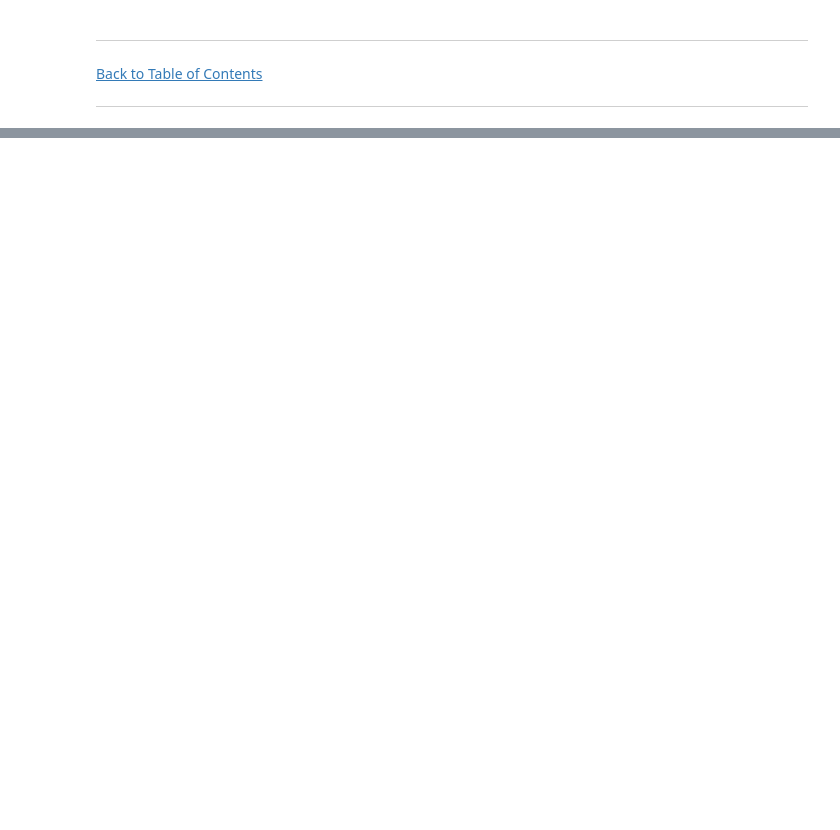
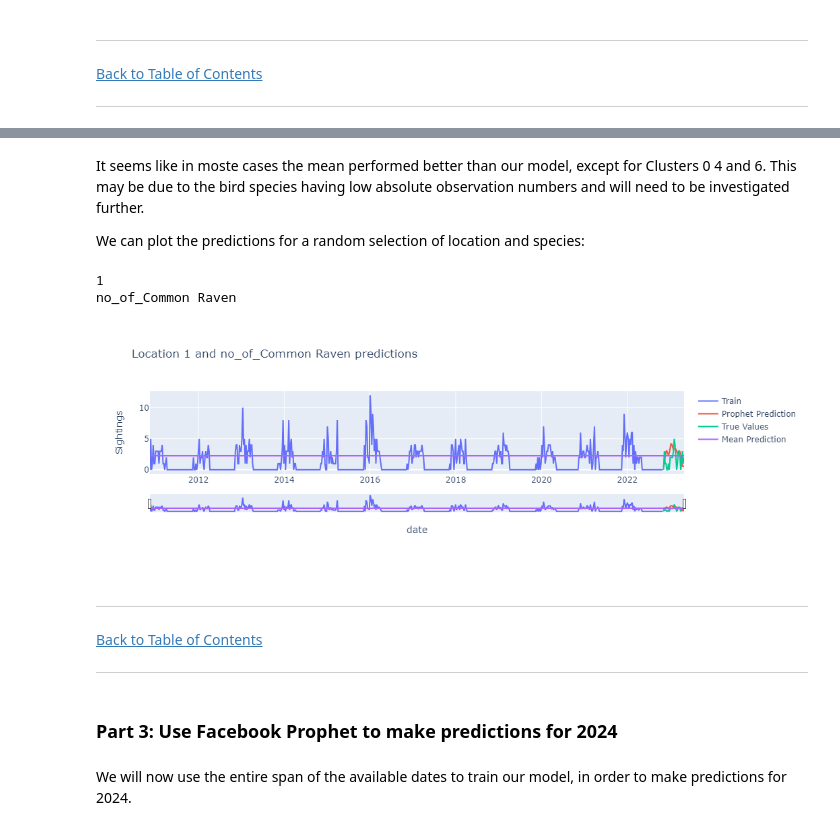
Before and after one commit to Ro-Mart/BirdWatchAssistant, a Jupyter notebook: Notebooks/04_Timeseries_per_location.ipynb, the cells around one changed output, grey strips where cells are left out. Saved outputs shown, nothing was run; the diff lists cells and outputs as text; code cells hidden in the pictures; blank space fills up the shorter version.

```diff
--- a/Notebooks/04_Timeseries_per_location.ipynb
+++ b/Notebooks/04_Timeseries_per_location.ipynb
@@ -290,0 +635,52 @@ The data is now ready for modelling. We are not scaling the data right now.
+# %% [markdown]
+It seems like in moste cases the mean performed better than our model, except for Clusters 0 4 and 6. This may be due to the bird species having low absolute observation numbers and will need to be investigated further.
+
+We can plot the predictions for a random selection of location and species:
+# %%
+#Display plot for random selection of Location and Species
+
+#Select random cluster (location) and random bird species
+cluster = random.randint(0, 7)
+selected_df = globals()[f'weekly_df_{cluster}']
+bird = random.choice(selected_df.columns)
+
+print(cluster)
+print(bird)
+#Create Plot
+fig = go.Figure()
+
+selected_train = globals()[f"train_{cluster}_{bird}"]
+selected_test = globals()[f"test_{cluster}_{bird}"]
+selected_pred = globals()[f"y_pred_{cluster}_{bird}"]
+full_index = pd.concat([selected_train['ds'], selected_test['ds']])
+baseline = globals()[f"baseline_{cluster}_{bird}"]
+
+
+fig.add_trace(go.Scatter(x=selected_train['ds'], y=selected_train['y'], mode='lines', name="Train"))
+fig.add_trace(go.Scatter(x=selected_test['ds'], y=selected_pred['yhat'], mode='lines', name="Prophet Prediction"))
+fig.add_trace(go.Scatter(x=selected_test['ds'], y=selected_test['y'], mode='lines', name="True Values"))
+fig.add_trace(go.Scatter(x=full_index, y=baseline, mode='lines', name="Mean Prediction"))
+
+fig.update_layout(
+    yaxis_title="Sightings",
+    xaxis_title="Date",
+    title= (f' Location {cluster} and {bird} predictions')
+)
+
+# activate slider
+fig.update_xaxes(rangeslider_visible=True, title = "date")
+
+
+fig.show()
+# %% [output]
+1
+no_of_Common Raven
+[figure, added]
+# %% [markdown]
+***
+[Back to Table of Contents](#ToC)
+***
+# %% [markdown]
+### Part 3: Use Facebook Prophet to make predictions for 2024 <a class = "anchor" id = "Part-3"></a>
+# %% [markdown]
+We will now use the entire span of the available dates to train our model, in order to make predictions for 2024.
```
Also changed, not shown: parts of 34 cells of this notebook, 11 other files.
